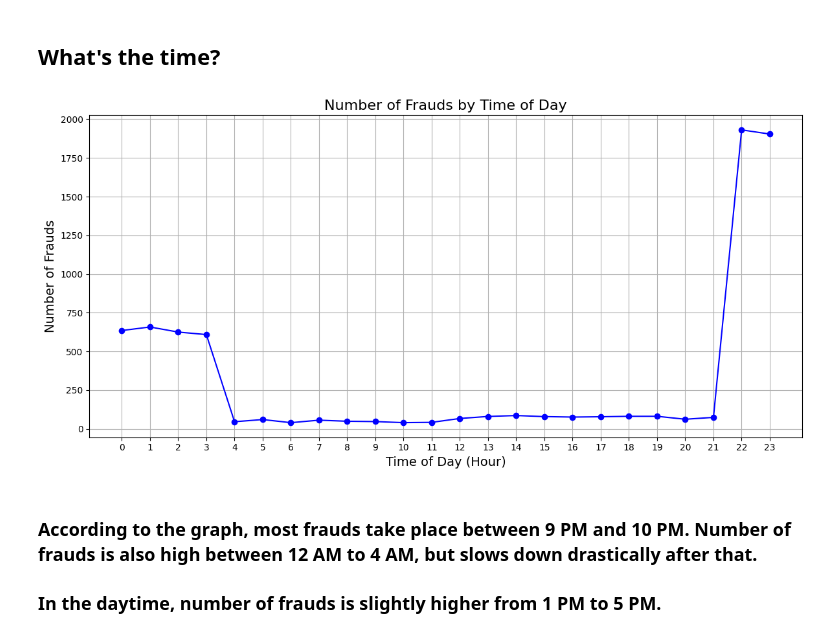
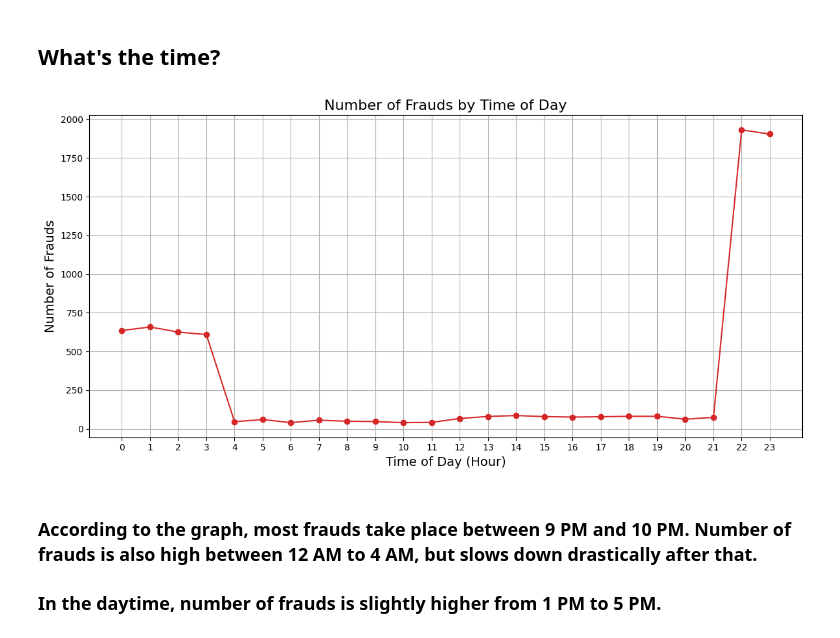
Before and after one commit to RionelxSlovesky/Credit-Card-Transactions-Fraud-Detection, a Jupyter notebook: Data Analysis.ipynb, the cells around one changed output. Drawn from its saved outputs; the diff is of its cells as text; code cells hidden in the pictures.

```diff
--- a/Data Analysis.ipynb
+++ b/Data Analysis.ipynb
@@ -80,16 +80,16 @@ fraud_data['hour'] = fraud_data['trans_date_trans_time'].dt.hour
 fraud_counts_by_hour = fraud_data.groupby('hour').size()
 # %%
 plt.figure(figsize=(12, 6))
-plt.plot(fraud_counts_by_hour.index, fraud_counts_by_hour.values, marker='o', linestyle='-', color='blue')
+plt.plot(fraud_counts_by_hour.index, fraud_counts_by_hour.values, marker='o', linestyle='-', color='tab:red')
 plt.title('Number of Frauds by Time of Day', fontsize=16)
 plt.xlabel('Time of Day (Hour)', fontsize=14)
 plt.ylabel('Number of Frauds', fontsize=14)
 plt.grid(True)
 plt.xticks(range(0, 24))
 plt.tight_layout()
 plt.show()
 # %% [output]
-[figure, old version]
+[figure, new version]
 # %% [markdown]
 ### According to the graph, most frauds take place between 9 PM and 10 PM. Number of frauds is also high between 12 AM to 4 AM, but slows down drastically after that.
 
```
Also changed, not shown: parts of 9 cells of this notebook.
